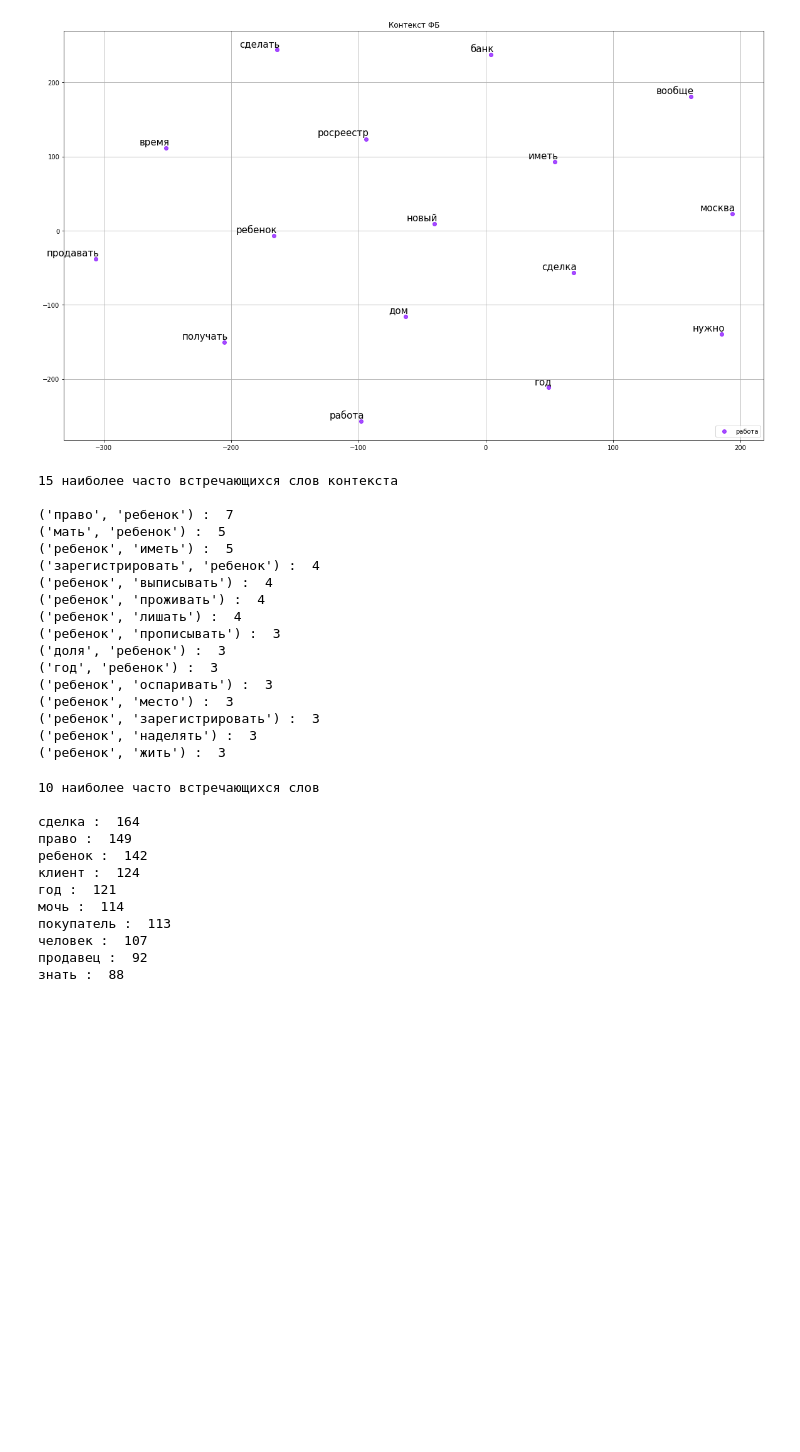
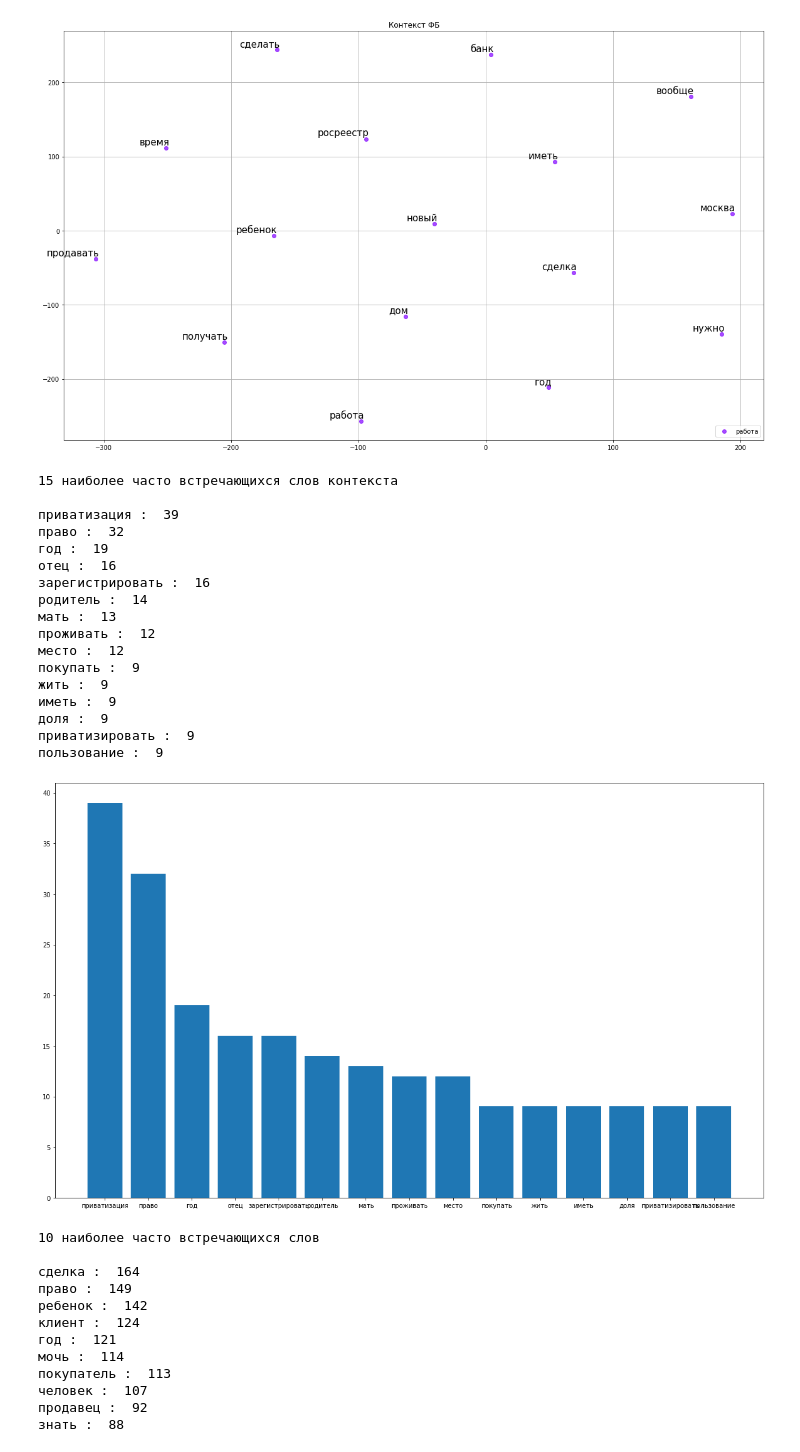
Before and after one commit to VityaVitalich/fb, a Jupyter notebook: NLP_fb.ipynb, the cells around one changed output. Drawn from its saved outputs; the diff is of its cells as text; code cells hidden in the pictures; blank space fills up the shorter version.

```diff
--- a/NLP_fb.ipynb
+++ b/NLP_fb.ipynb
@@ -528,25 +599,26 @@ class TextAnalyzer:
 # %%
 test = TextAnalyzer(df)
 # %%
-test.context('ребенок', k=15, ngram=2)
+test.context('ребенок', k=15, ngram=1)
 # %% [output]
 15 наиболее часто встречающихся слов контекста
 
-('право', 'ребенок') :  7
-('мать', 'ребенок') :  5
-('ребенок', 'иметь') :  5
-('зарегистрировать', 'ребенок') :  4
-('ребенок', 'выписывать') :  4
-('ребенок', 'проживать') :  4
-('ребенок', 'лишать') :  4
-('ребенок', 'прописывать') :  3
-('доля', 'ребенок') :  3
-('год', 'ребенок') :  3
-('ребенок', 'оспаривать') :  3
-('ребенок', 'место') :  3
-('ребенок', 'зарегистрировать') :  3
-('ребенок', 'наделять') :  3
-('ребенок', 'жить') :  3
+приватизация :  39
+право :  32
+год :  19
+отец :  16
+зарегистрировать :  16
+родитель :  14
+мать :  13
+проживать :  12
+место :  12
+покупать :  9
+жить :  9
+иметь :  9
+доля :  9
+приватизировать :  9
+пользование :  9
+[figure, added]
 # %%
 test.frequency(10, 'comment', start_date=[28,9,2020])
 # %% [output]
```
Also changed, not shown: parts of 5 cells of this notebook.
